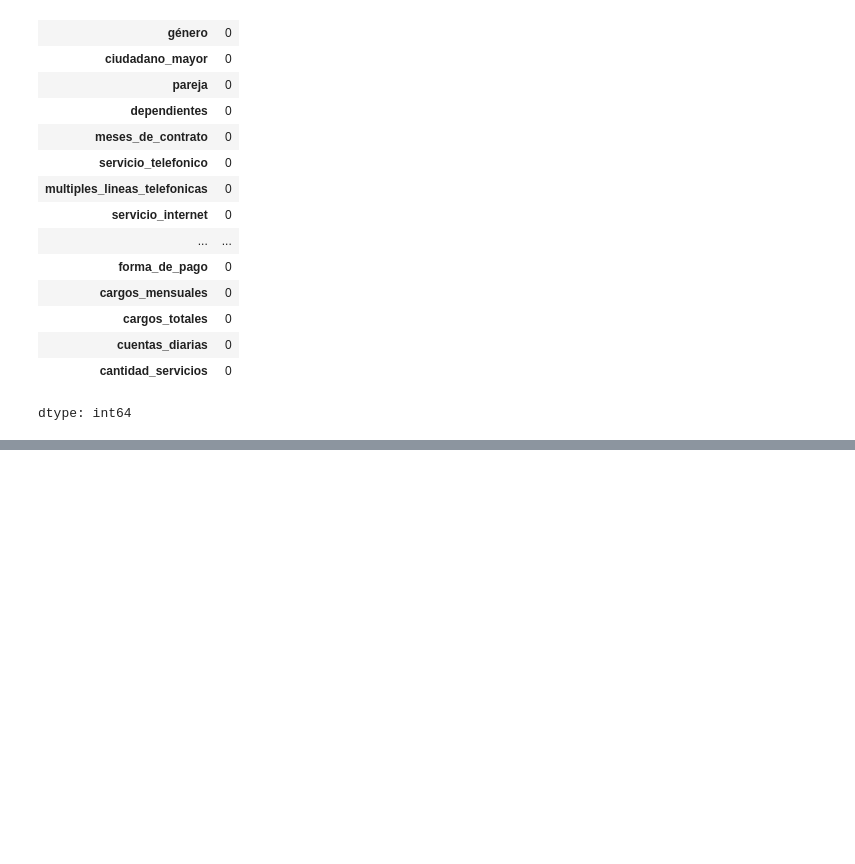
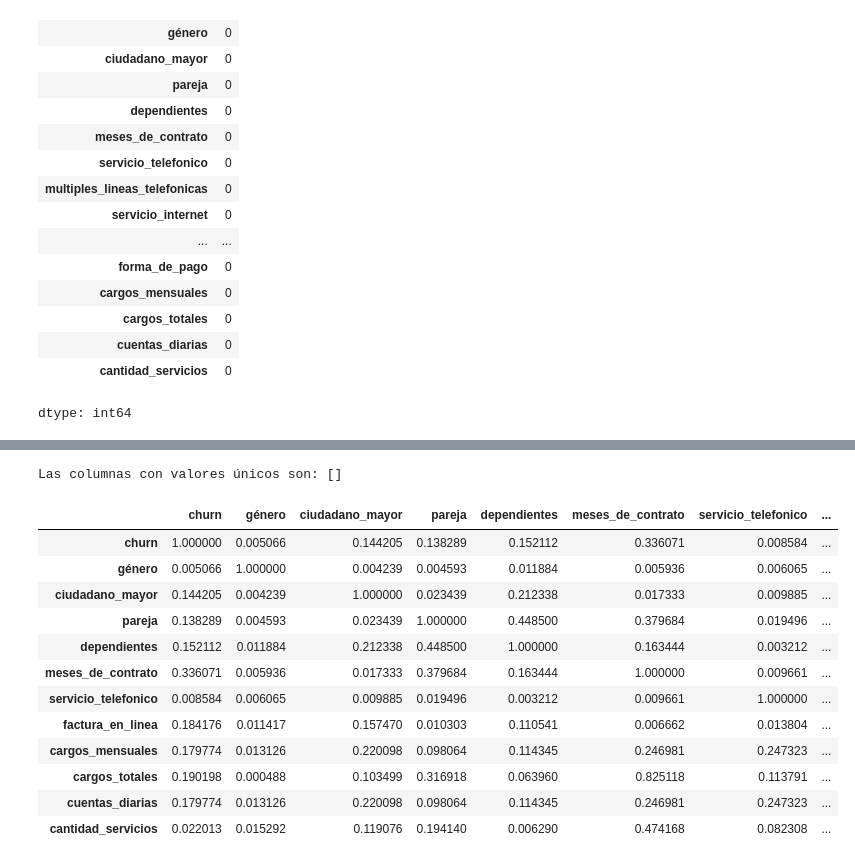
Before and after one commit to AlanGranea/Challenge-Telecom-X-Parte-2, a Jupyter notebook: Challenge_Telecom_X_Parte_2.ipynb, the cells around one changed output, grey strips where cells are left out. Cells and saved outputs as stored; diff of their text form; code cells hidden in the pictures; blank space fills up the shorter version.

Commit message:
Eliminación de columnas irrelevantes

```diff
--- a/Challenge_Telecom_X_Parte_2.ipynb
+++ b/Challenge_Telecom_X_Parte_2.ipynb
@@ -69,0 +92,22 @@ dtype: int64
+# %%
+columnas_unicas = [col for col in datos.columns if datos[col].nunique() == 1]
+print(f'Las columnas con valores únicos son: {columnas_unicas}')
+# %% [output]
+Las columnas con valores únicos son: []
+# %%
+correlacion = datos.select_dtypes(include=['float64', 'int64']).corr().abs()
+correlacion
+# %% [output]
+|  | churn | género | ciudadano_mayor | pareja | dependientes | meses_de_contrato | servicio_telefonico | ... |
+| churn | 1.000000 | 0.005066 | 0.144205 | 0.138289 | 0.152112 | 0.336071 | 0.008584 | ... |
+| género | 0.005066 | 1.000000 | 0.004239 | 0.004593 | 0.011884 | 0.005936 | 0.006065 | ... |
+| ciudadano_mayor | 0.144205 | 0.004239 | 1.000000 | 0.023439 | 0.212338 | 0.017333 | 0.009885 | ... |
+| pareja | 0.138289 | 0.004593 | 0.023439 | 1.000000 | 0.448500 | 0.379684 | 0.019496 | ... |
+| dependientes | 0.152112 | 0.011884 | 0.212338 | 0.448500 | 1.000000 | 0.163444 | 0.003212 | ... |
+| meses_de_contrato | 0.336071 | 0.005936 | 0.017333 | 0.379684 | 0.163444 | 1.000000 | 0.009661 | ... |
+| servicio_telefonico | 0.008584 | 0.006065 | 0.009885 | 0.019496 | 0.003212 | 0.009661 | 1.000000 | ... |
+| factura_en_linea | 0.184176 | 0.011417 | 0.157470 | 0.010303 | 0.110541 | 0.006662 | 0.013804 | ... |
+| cargos_mensuales | 0.179774 | 0.013126 | 0.220098 | 0.098064 | 0.114345 | 0.246981 | 0.247323 | ... |
+| cargos_totales | 0.190198 | 0.000488 | 0.103499 | 0.316918 | 0.063960 | 0.825118 | 0.113791 | ... |
+| cuentas_diarias | 0.179774 | 0.013126 | 0.220098 | 0.098064 | 0.114345 | 0.246981 | 0.247323 | ... |
+| cantidad_servicios | 0.022013 | 0.015292 | 0.119076 | 0.194140 | 0.006290 | 0.474168 | 0.082308 | ... |
```
Also changed, not shown: parts of 5 cells of this notebook.
